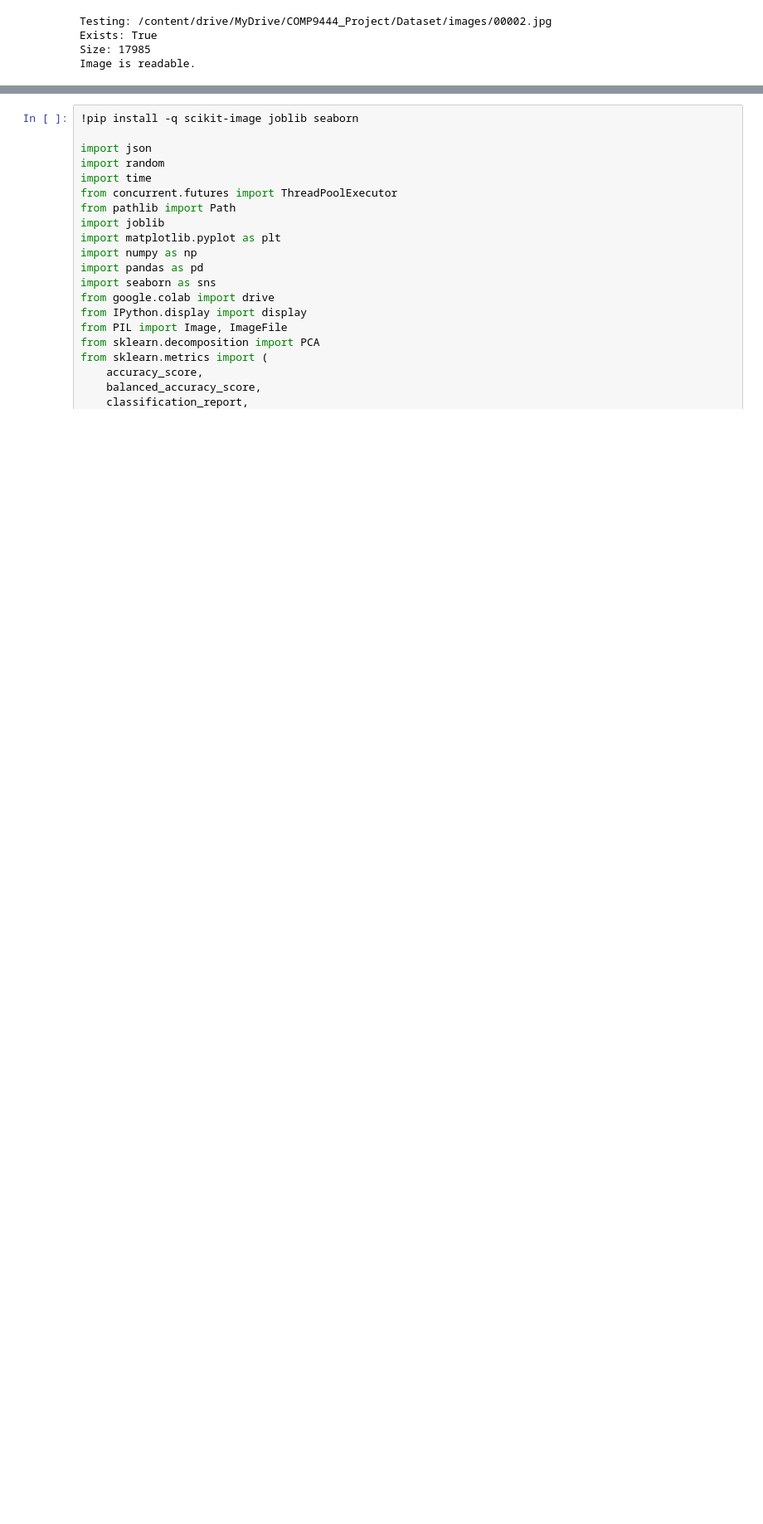
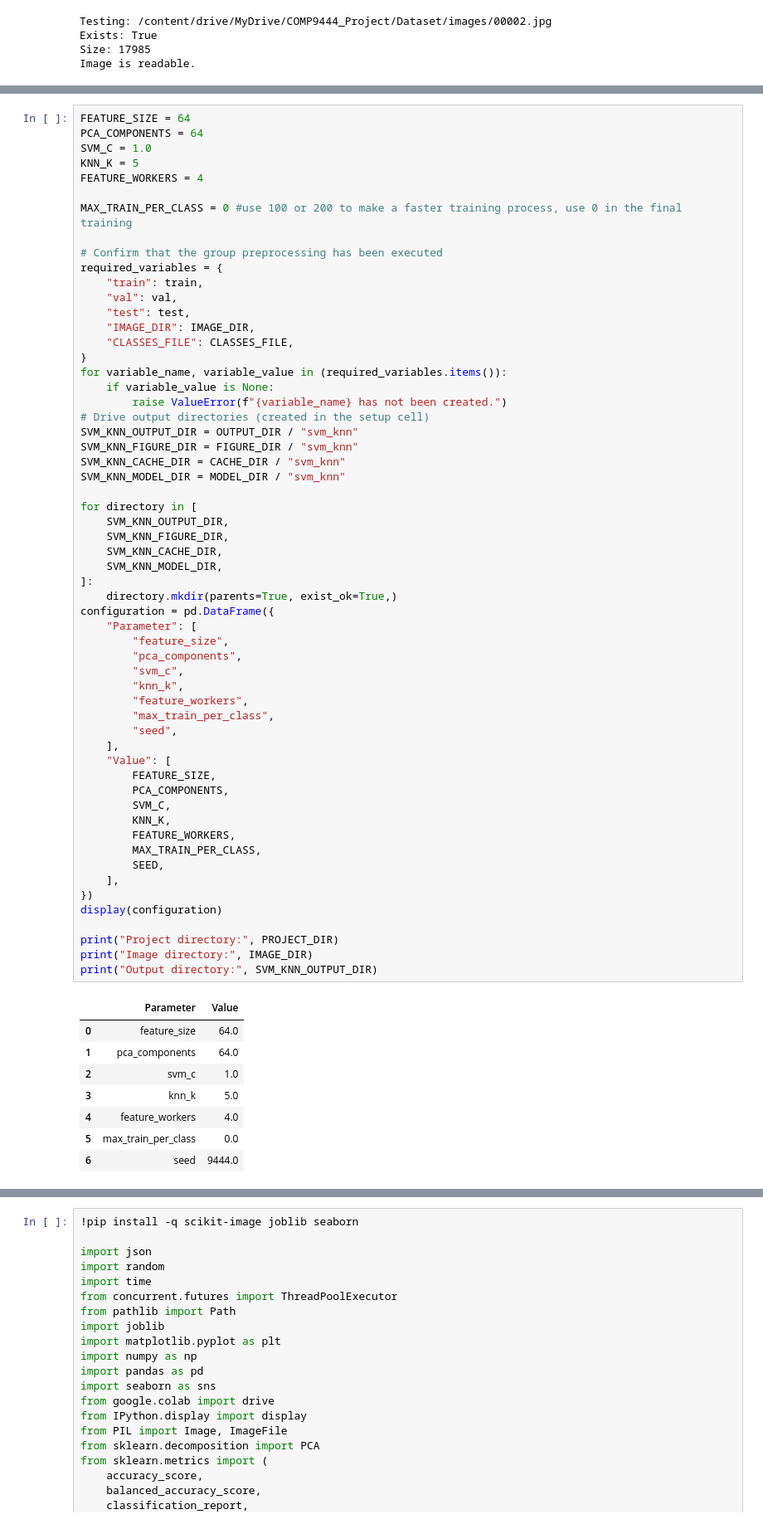
Before and after one commit to qqqyc1017/COMP9444_Project, a Jupyter notebook: COMP9444.ipynb, the cells around one changed output, grey strips where cells are left out. Shown at 83% size. Saved outputs shown, nothing was run; the diff lists cells and outputs as text; blank space fills up the shorter version.

```diff
--- a/COMP9444.ipynb
+++ b/COMP9444.ipynb
@@ -202,0 +450,67 @@ Image is readable.
+# %%
+FEATURE_SIZE = 64
+PCA_COMPONENTS = 64
+SVM_C = 1.0
+KNN_K = 5
+FEATURE_WORKERS = 4
+
+MAX_TRAIN_PER_CLASS = 0 #use 100 or 200 to make a faster training process, use 0 in the final training
+
+# Confirm that the group preprocessing has been executed
+required_variables = {
+    "train": train,
+    "val": val,
+    "test": test,
+    "IMAGE_DIR": IMAGE_DIR,
+    "CLASSES_FILE": CLASSES_FILE,
+}
+for variable_name, variable_value in (required_variables.items()):
+    if variable_value is None:
+        raise ValueError(f"{variable_name} has not been created.")
+# Drive output directories (created in the setup cell)
+SVM_KNN_OUTPUT_DIR = OUTPUT_DIR / "svm_knn"
+SVM_KNN_FIGURE_DIR = FIGURE_DIR / "svm_knn"
+SVM_KNN_CACHE_DIR = CACHE_DIR / "svm_knn"
+SVM_KNN_MODEL_DIR = MODEL_DIR / "svm_knn"
+
+for directory in [
+    SVM_KNN_OUTPUT_DIR,
+    SVM_KNN_FIGURE_DIR,
+    SVM_KNN_CACHE_DIR,
+    SVM_KNN_MODEL_DIR,
+]:
+    directory.mkdir(parents=True, exist_ok=True,)
+configuration = pd.DataFrame({
+    "Parameter": [
+        "feature_size",
+        "pca_components",
+        "svm_c",
+        "knn_k",
+        "feature_workers",
+        "max_train_per_class",
+        "seed",
+    ],
+    "Value": [
+        FEATURE_SIZE,
+        PCA_COMPONENTS,
+        SVM_C,
+        KNN_K,
+        FEATURE_WORKERS,
+        MAX_TRAIN_PER_CLASS,
+        SEED,
+    ],
+})
+display(configuration)
+
+print("Project directory:", PROJECT_DIR)
+print("Image directory:", IMAGE_DIR)
+print("Output directory:", SVM_KNN_OUTPUT_DIR)
+# %% [output]
+|  | Parameter | Value |
+| 0 | feature_size | 64.0 |
+| 1 | pca_components | 64.0 |
+| 2 | svm_c | 1.0 |
+| 3 | knn_k | 5.0 |
+| 4 | feature_workers | 4.0 |
+| 5 | max_train_per_class | 0.0 |
+| 6 | seed | 9444.0 |
```
Also changed, not shown: parts of 18 cells of this notebook.
